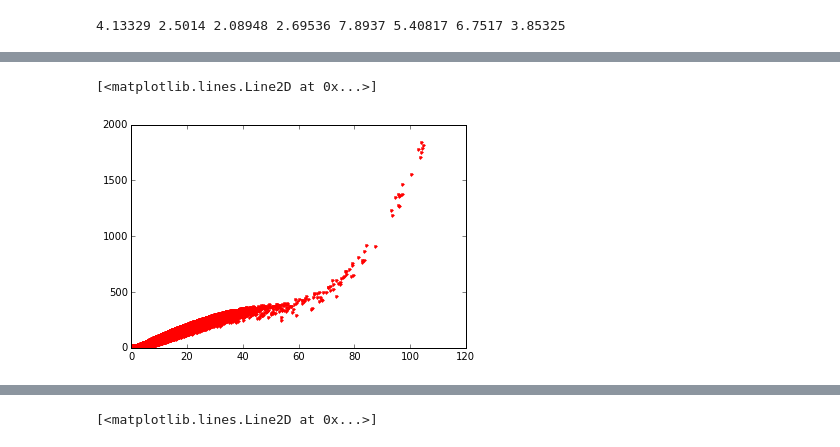
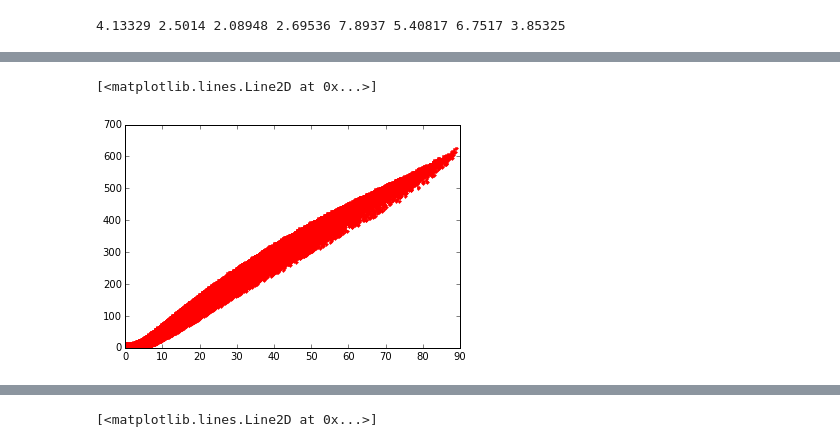
Before and after one commit to sophialilleengen/GC_actions, a Jupyter notebook: J_r_over_anisotropy_param.ipynb, the cells around one changed output, grey strips where cells are left out. Cells and saved outputs as stored; diff of their text form; code cells hidden in the pictures.

```diff
--- a/J_r_over_anisotropy_param.ipynb
+++ b/J_r_over_anisotropy_param.ipynb
@@ -144,5 +197,5 @@ plt.plot(r3d_blobsort_1,J_r_blobsort_1,'b.')
 # %%
-plt.plot(r3d_1,J_r_1,'r.')
+plt.plot(r_3d_wo_1,J_r_wo_1,'r.')
 # %% [output]
 [<matplotlib.lines.Line2D at 0x...>]
-[figure, old version]
+[figure, new version]
```
Also changed, not shown: parts of 20 cells of this notebook, 3 other files.
